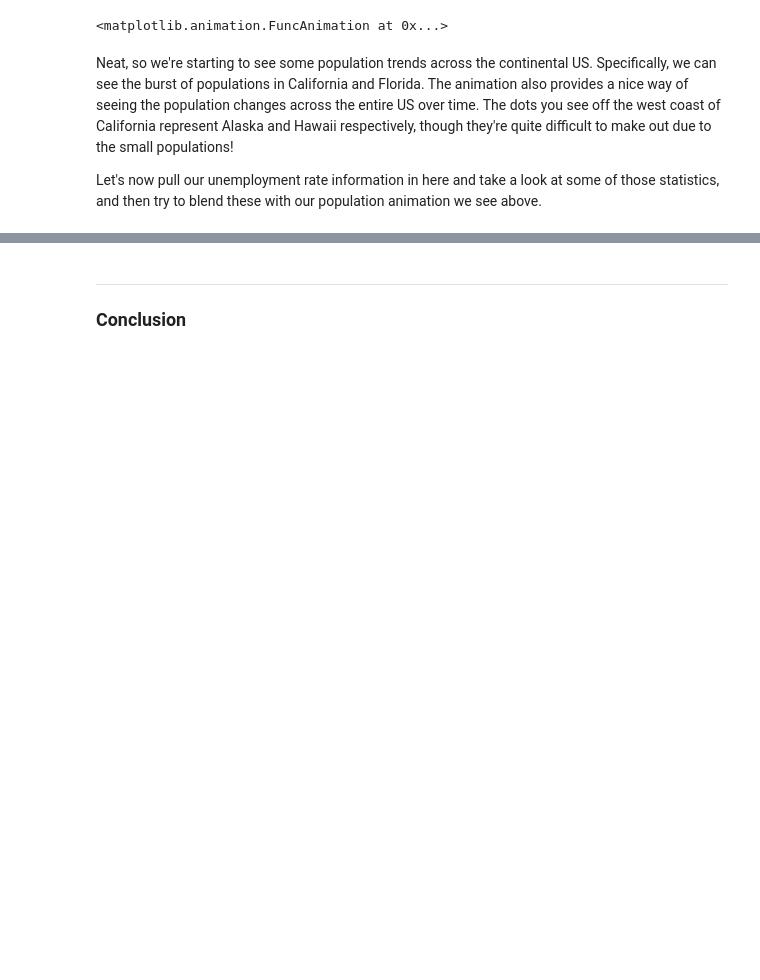
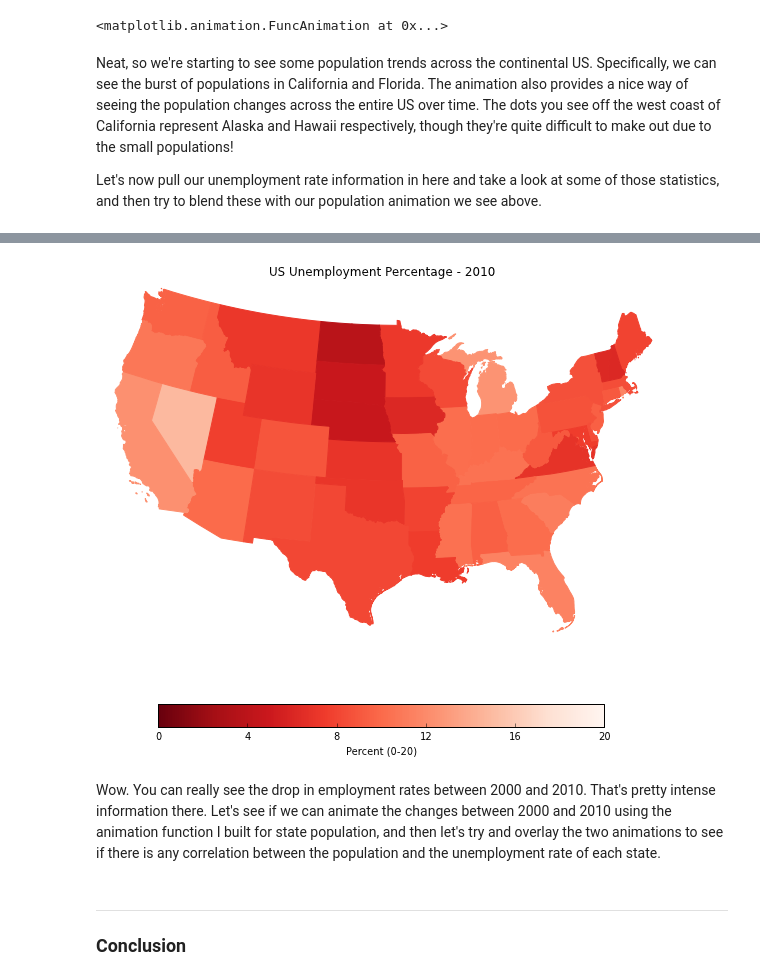
Before and after one commit to Aayrl/python_DataScience, a Jupyter notebook: PR2_Sawyer_T/report_Sawyer_T.ipynb, the cells around one changed output, grey strips where cells are left out. Drawn from its saved outputs; the diff is of its cells as text; code cells hidden in the pictures; blank space fills up the shorter version.

```diff
--- a/PR2_Sawyer_T/report_Sawyer_T.ipynb
+++ b/PR2_Sawyer_T/report_Sawyer_T.ipynb
@@ -417,3 +440,9 @@ openFile.close()
+# %%
+buildHeatmap_State(unemployment2010,"US Unemployment Percentage - 2010","Percent (0-20)",plt.cm.Reds_r,0,20)
+# %% [output]
+[figure, added]
+# %% [markdown]
+Wow. You can really see the drop in employment rates between 2000 and 2010. That's pretty intense information there. Let's see if we can animate the changes between 2000 and 2010 using the animation function I built for state population, and then let's try and overlay the two animations to see if there is any correlation between the population and the unemployment rate of each state.
 # %% [markdown]
 ### <hr>Conclusion
 # %% [markdown]
```
Also changed, not shown: parts of 5 cells of this notebook, 2 other files.
